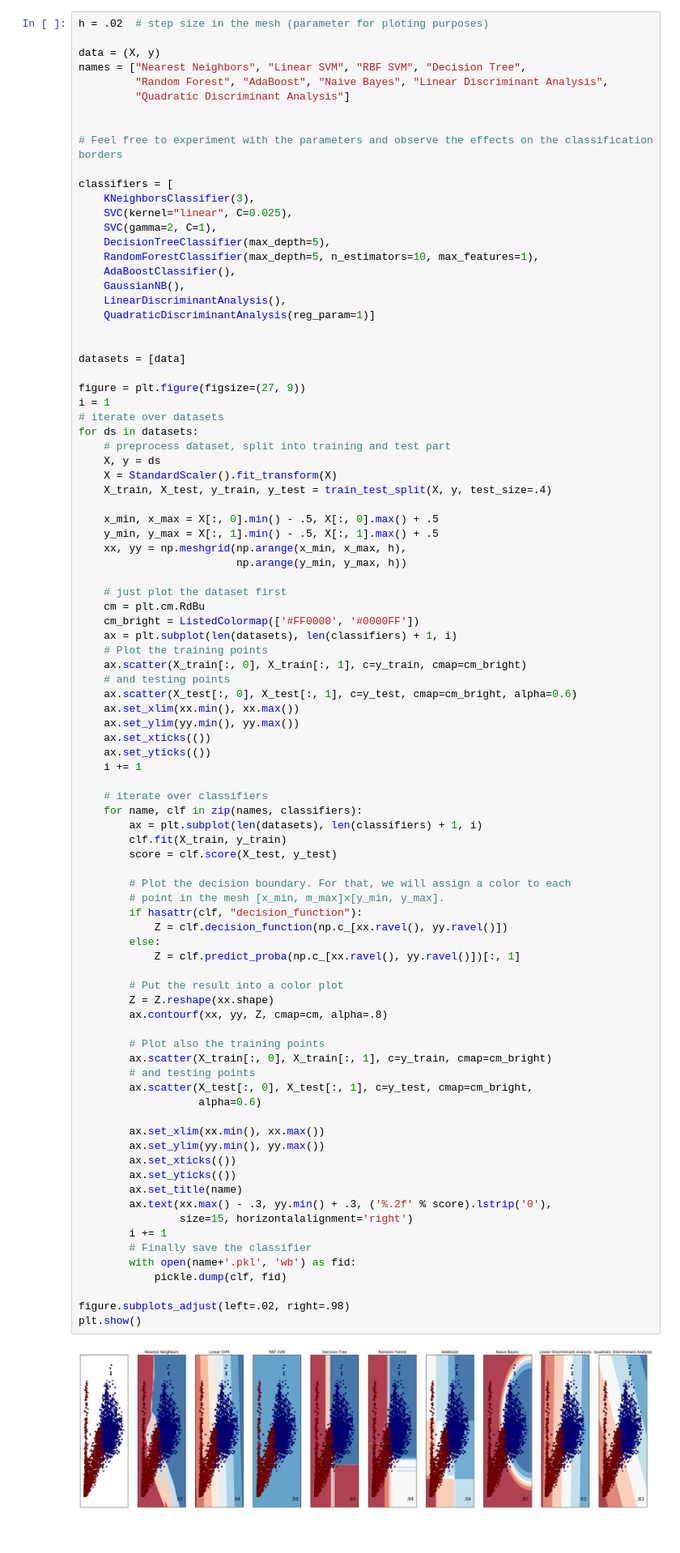
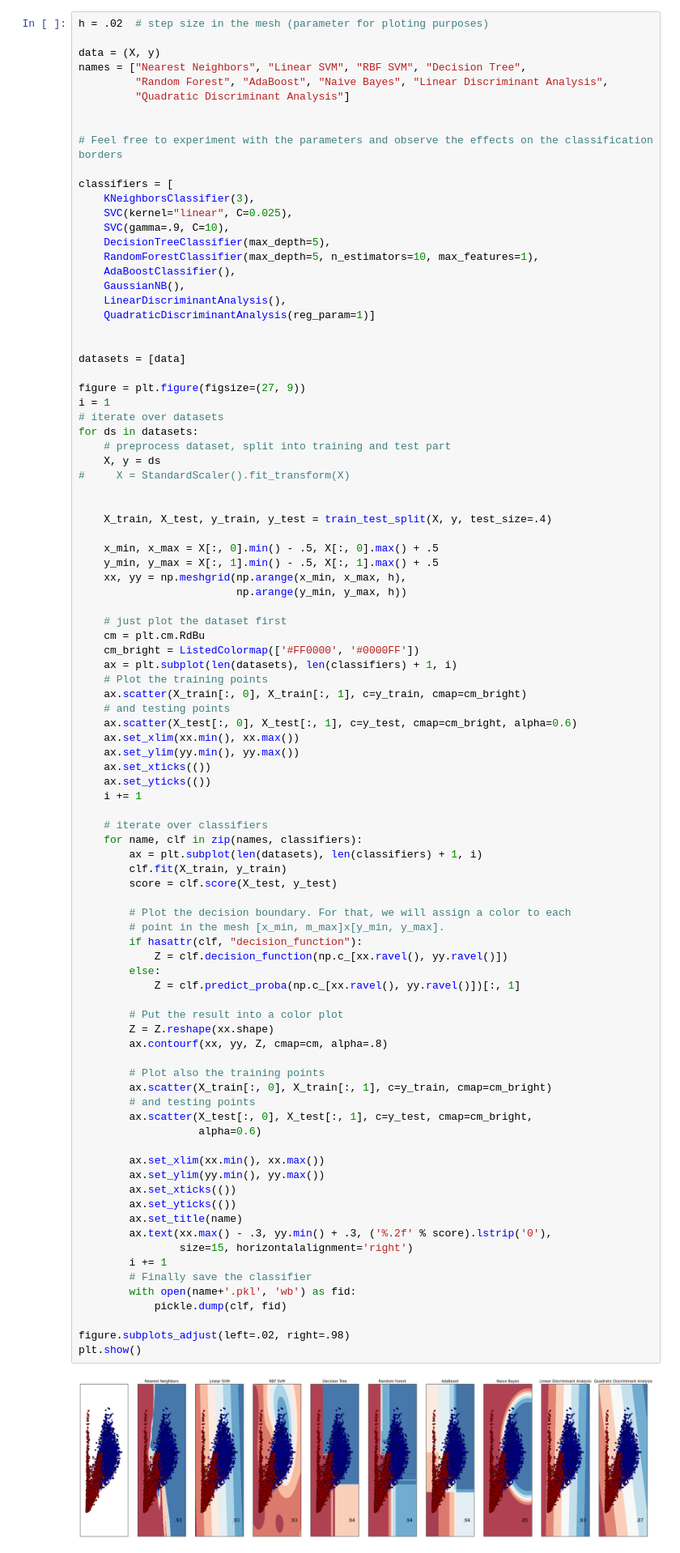
Before and after one commit to slowvak/MachineLearningForMedicalImages, a Jupyter notebook: notebooks/Module 4 .ipynb, the cells around one changed output. Shown at 81% size. Cells and saved outputs as stored; diff of their text form.

```diff
--- a/notebooks/Module 4 .ipynb
+++ b/notebooks/Module 4 .ipynb
@@ -113,7 +100,7 @@ names = ["Nearest Neighbors", "Linear SVM", "RBF SVM", "Decision Tree",
 classifiers = [
     KNeighborsClassifier(3),
     SVC(kernel="linear", C=0.025),
-    SVC(gamma=2, C=1),
+    SVC(gamma=.9, C=10),
     DecisionTreeClassifier(max_depth=5),
     RandomForestClassifier(max_depth=5, n_estimators=10, max_features=1),
     AdaBoostClassifier(),
@@ -130,7 +117,9 @@ i = 1
 for ds in datasets:
     # preprocess dataset, split into training and test part
     X, y = ds
-    X = StandardScaler().fit_transform(X)
+#     X = StandardScaler().fit_transform(X)
+
+
     X_train, X_test, y_train, y_test = train_test_split(X, y, test_size=.4)
 
     x_min, x_max = X[:, 0].min() - .5, X[:, 0].max() + .5
@@ -163,31 +152,31 @@ for ds in datasets:
         if hasattr(clf, "decision_function"):
             Z = clf.decision_function(np.c_[xx.ravel(), yy.ravel()])
         else:
             Z = clf.predict_proba(np.c_[xx.ravel(), yy.ravel()])[:, 1]
 
         # Put the result into a color plot
         Z = Z.reshape(xx.shape)
         ax.contourf(xx, yy, Z, cmap=cm, alpha=.8)
 
         # Plot also the training points
         ax.scatter(X_train[:, 0], X_train[:, 1], c=y_train, cmap=cm_bright)
         # and testing points
         ax.scatter(X_test[:, 0], X_test[:, 1], c=y_test, cmap=cm_bright,
                    alpha=0.6)
 
         ax.set_xlim(xx.min(), xx.max())
         ax.set_ylim(yy.min(), yy.max())
         ax.set_xticks(())
         ax.set_yticks(())
         ax.set_title(name)
         ax.text(xx.max() - .3, yy.min() + .3, ('%.2f' % score).lstrip('0'),
                 size=15, horizontalalignment='right')
         i += 1
         # Finally save the classifier
         with open(name+'.pkl', 'wb') as fid:
             pickle.dump(clf, fid)
 
 figure.subplots_adjust(left=.02, right=.98)
 plt.show()
 # %% [output]
-[figure, old version]
+[figure, new version]
```
Also changed, not shown: parts of 3 cells of this notebook, 6 other files.
